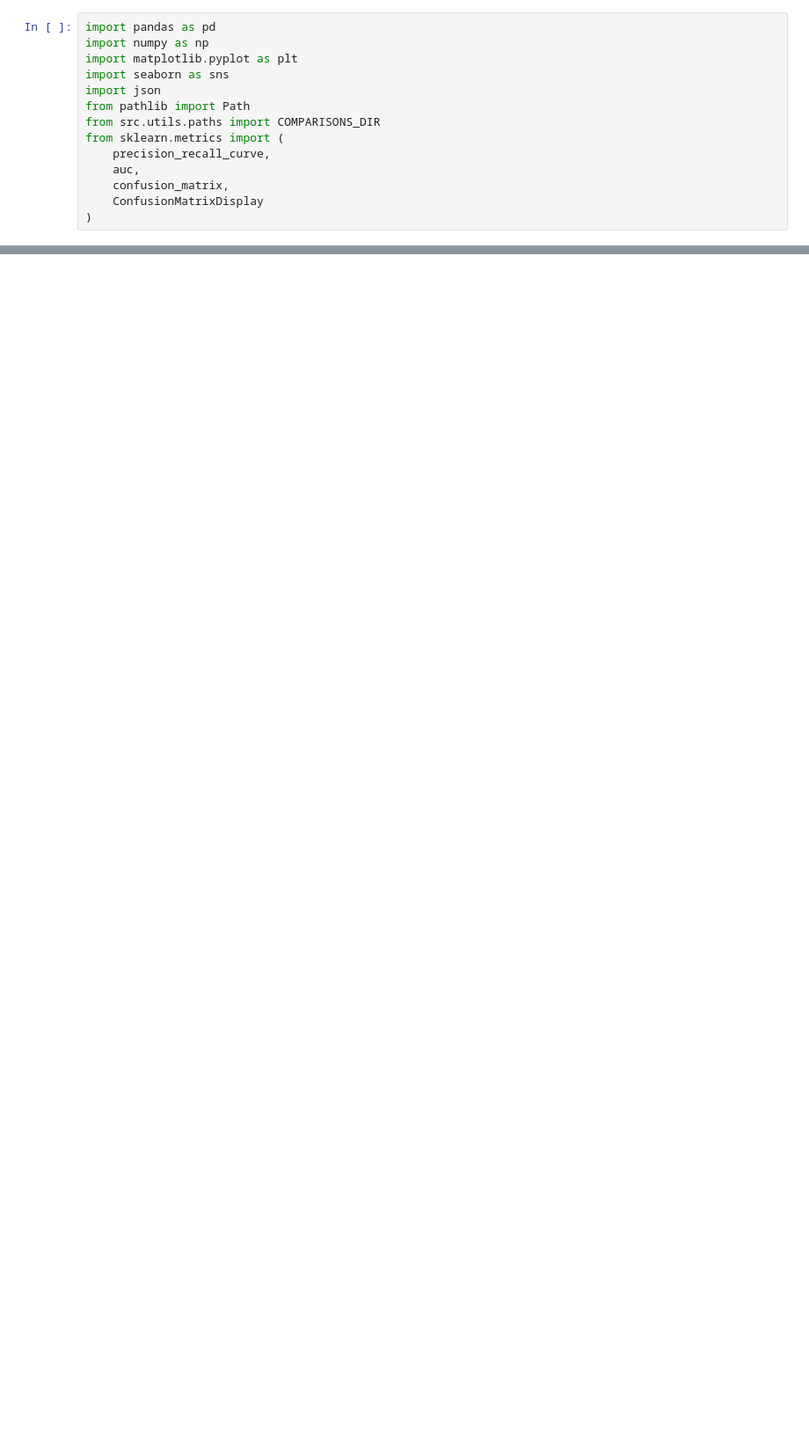
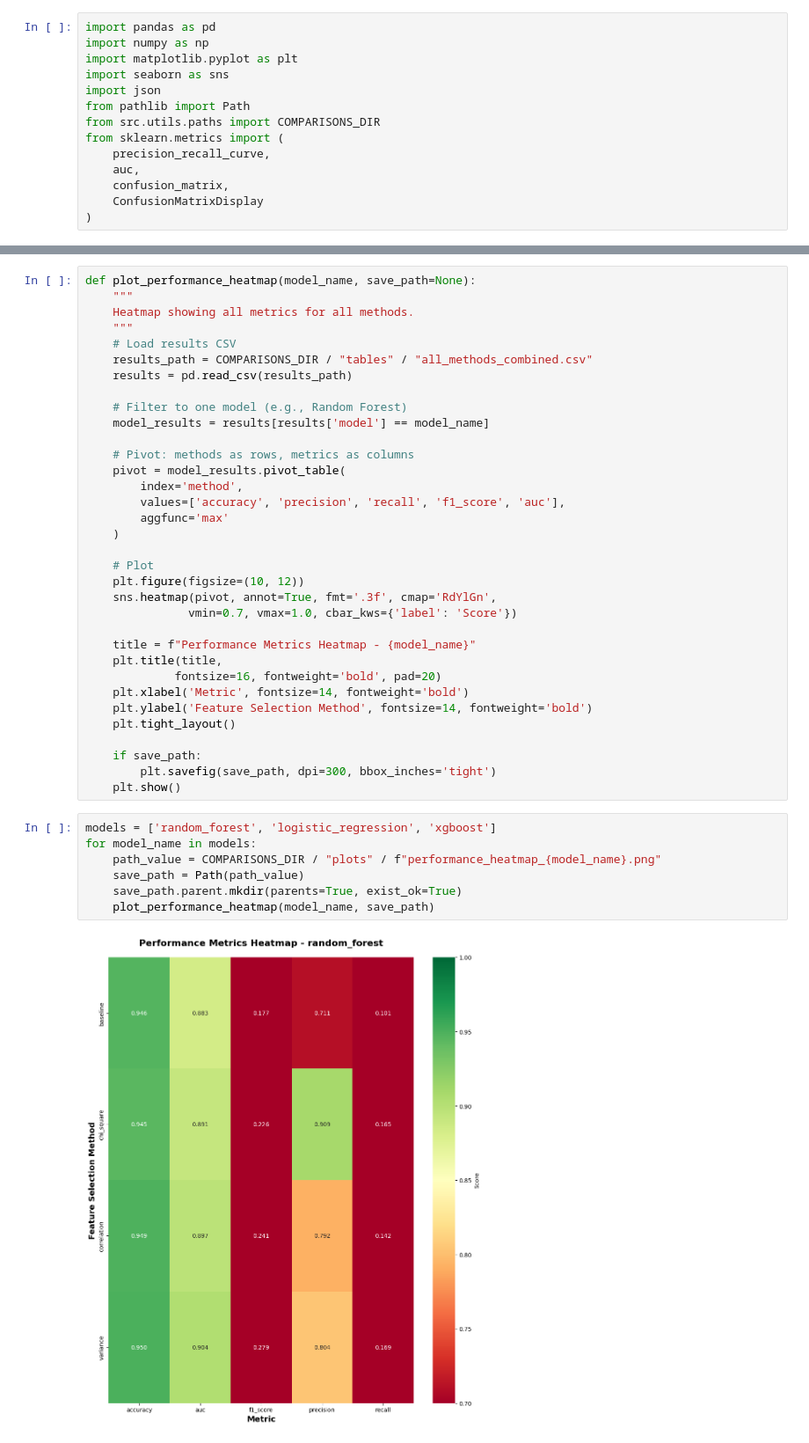
Before and after one commit to anitarazafi/feature-selection, a Jupyter notebook: notebooks/07_visualizations.ipynb, the cells around one changed output, grey strips where cells are left out. Shown at 88% size. Saved outputs shown, nothing was run; the diff lists cells and outputs as text; blank space fills up the shorter version.

Commit message:
Visualizations.

```diff
--- a/notebooks/07_visualizations.ipynb
+++ b/notebooks/07_visualizations.ipynb
@@ -14,0 +17,43 @@ from sklearn.metrics import (
+# %%
+def plot_performance_heatmap(model_name, save_path=None):
+    """
+    Heatmap showing all metrics for all methods.
+    """
+    # Load results CSV
+    results_path = COMPARISONS_DIR / "tables" / "all_methods_combined.csv"
+    results = pd.read_csv(results_path)
+
+    # Filter to one model (e.g., Random Forest)
+    model_results = results[results['model'] == model_name]
+
+    # Pivot: methods as rows, metrics as columns
+    pivot = model_results.pivot_table(
+        index='method',
+        values=['accuracy', 'precision', 'recall', 'f1_score', 'auc'],
+        aggfunc='max'
+    )
+
+    # Plot
+    plt.figure(figsize=(10, 12))
+    sns.heatmap(pivot, annot=True, fmt='.3f', cmap='RdYlGn',
+               vmin=0.7, vmax=1.0, cbar_kws={'label': 'Score'})
+
+    title = f"Performance Metrics Heatmap - {model_name}"
+    plt.title(title,
+             fontsize=16, fontweight='bold', pad=20)
+    plt.xlabel('Metric', fontsize=14, fontweight='bold')
+    plt.ylabel('Feature Selection Method', fontsize=14, fontweight='bold')
+    plt.tight_layout()
+
+    if save_path:
+        plt.savefig(save_path, dpi=300, bbox_inches='tight')
+    plt.show()
+# %%
+models = ['random_forest', 'logistic_regression', 'xgboost']
+for model_name in models:
+    path_value = COMPARISONS_DIR / "plots" / f"performance_heatmap_{model_name}.png"
+    save_path = Path(path_value)
+    save_path.parent.mkdir(parents=True, exist_ok=True)
+    plot_performance_heatmap(model_name, save_path)
+# %% [output]
+[figure, added]
```
Also changed, not shown: parts of 11 cells of this notebook, 12 other files.
